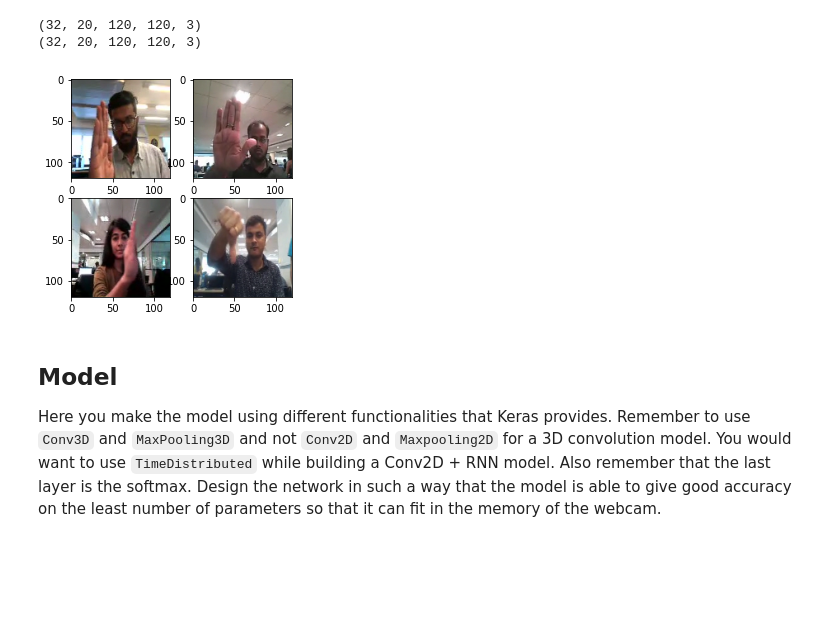
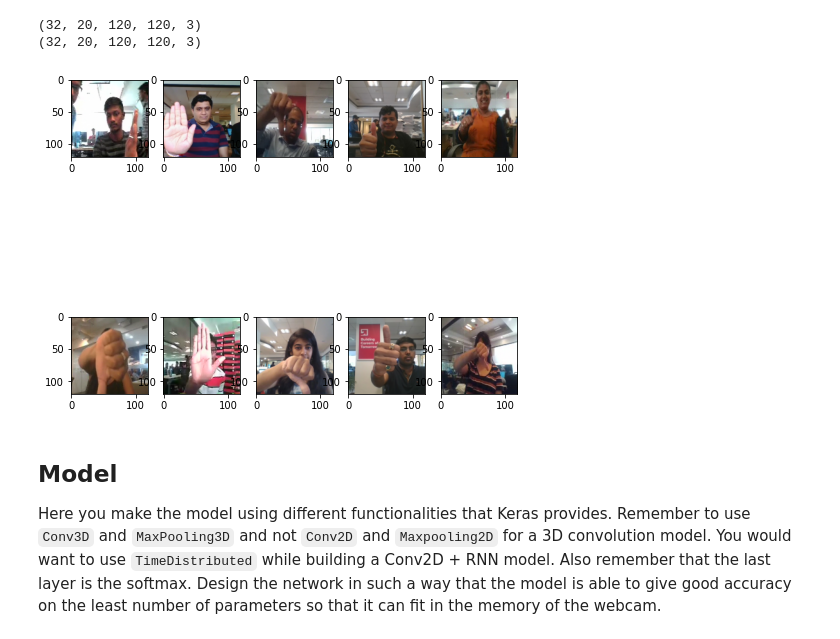
Before and after one commit to Aswani-ReddyKV/Gesture-Recognition, a Jupyter notebook: Gesture_Recognition_Project.ipynb, the cells around one changed output. Cells and saved outputs as stored; diff of their text form; code cells hidden in the pictures; blank space fills up the shorter version.

Commit message:
updated generator code by fine tuning it

```diff
--- a/Gesture_Recognition_Project.ipynb
+++ b/Gesture_Recognition_Project.ipynb
@@ -112,3 +83,17 @@ def generator(source_path, folder_list, batch_size):
+# %%
+def generator(source_path, folder_list, batch_size):
+
+    img_idx = np.round(np.linspace(0,29,num_images)).astype(int)
+    while True:
+        t = np.random.permutation(folder_list)
+        num_batches = len(t)//batch_size
+        for batch in range(num_batches): # we iterate over the number of batches
+            yield generate_image(source_path, batch, batch_size, num_batches, t) #you yield the batch_data and the batch_labels, remember what does yield do
+
+        # write the code for the remaining data points which are left after full batches
+        if (len(t)%batch_size) != 0:
+            batch_size = len(t)%batch_size
+            yield generate_image(source_path, batch, batch_size, num_batches, t)
 # %% [markdown]
 Note here that a video is represented above in the generator as (number of images, height, width, number of channels). Take this into consideration while creating the model architecture.
 # %%
@@ -142,15 +127,21 @@ print(sample_val_batch_data.shape)
 (32, 20, 120, 120, 3)
 (32, 20, 120, 120, 3)
 # %%
-fig, ax = plt.subplots(2,2, figsize=(4,4))
-ax[0,0].imshow(sample_batch_data[16,10,:,:,:])
-ax[0,1].imshow(sample_batch_data[25,10,:,:,:])
+fig, ax = plt.subplots(2,5, figsize=(8,8))
+ax[0,0].imshow(sample_batch_data[10,11,:,:,:])
+ax[0,1].imshow(sample_batch_data[11,10,:,:,:])
+ax[0,2].imshow(sample_batch_data[20,11,:,:,:])
+ax[0,3].imshow(sample_batch_data[31,10,:,:,:])
+ax[0,4].imshow(sample_batch_data[30,11,:,:,:])
 
-ax[1,0].imshow(sample_val_batch_data[16,10,:,:,:])
-ax[1,1].imshow(sample_val_batch_data[25,10,:,:,:])
+ax[1,0].imshow(sample_val_batch_data[10,11,:,:,:])
+ax[1,1].imshow(sample_val_batch_data[11,10,:,:,:])
+ax[1,2].imshow(sample_val_batch_data[20,11,:,:,:])
+ax[1,3].imshow(sample_val_batch_data[31,10,:,:,:])
+ax[1,4].imshow(sample_val_batch_data[30,11,:,:,:])
 plt.show()
 # %% [output]
-[figure, old version]
+[figure, new version]
 # %% [markdown]
 ## Model
 Here you make the model using different functionalities that Keras provides. Remember to use `Conv3D` and `MaxPooling3D` and not `Conv2D` and `Maxpooling2D` for a 3D convolution model. You would want to use `TimeDistributed` while building a Conv2D + RNN model. Also remember that the last layer is the softmax. Design the network in such a way that the model is able to give good accuracy on the least number of parameters so that it can fit in the memory of the webcam.
```
Also changed, not shown: parts of 10 cells of this notebook.
